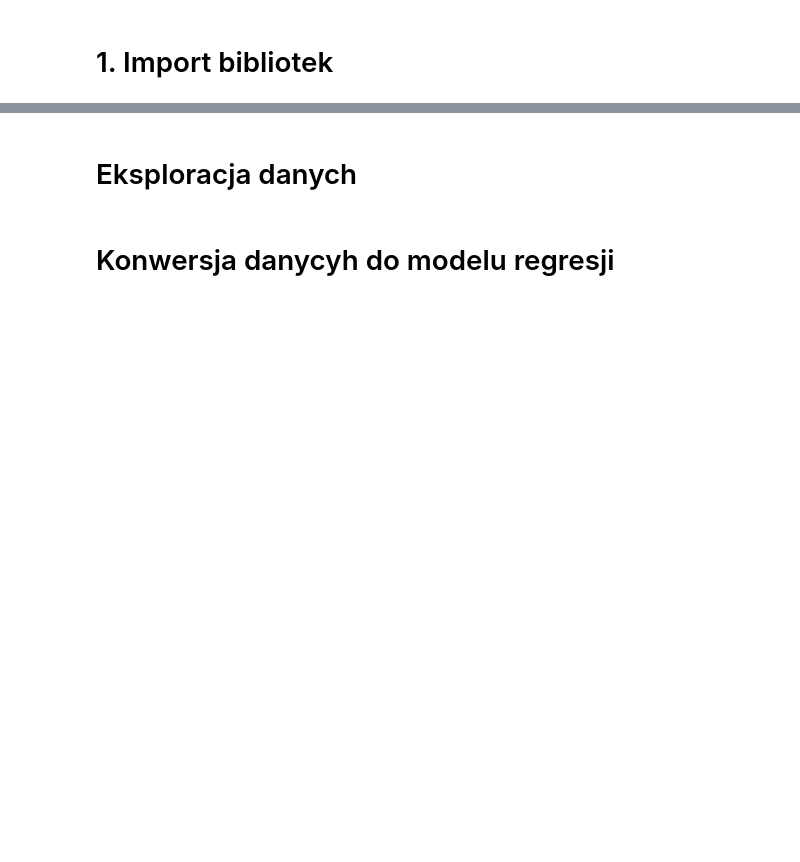
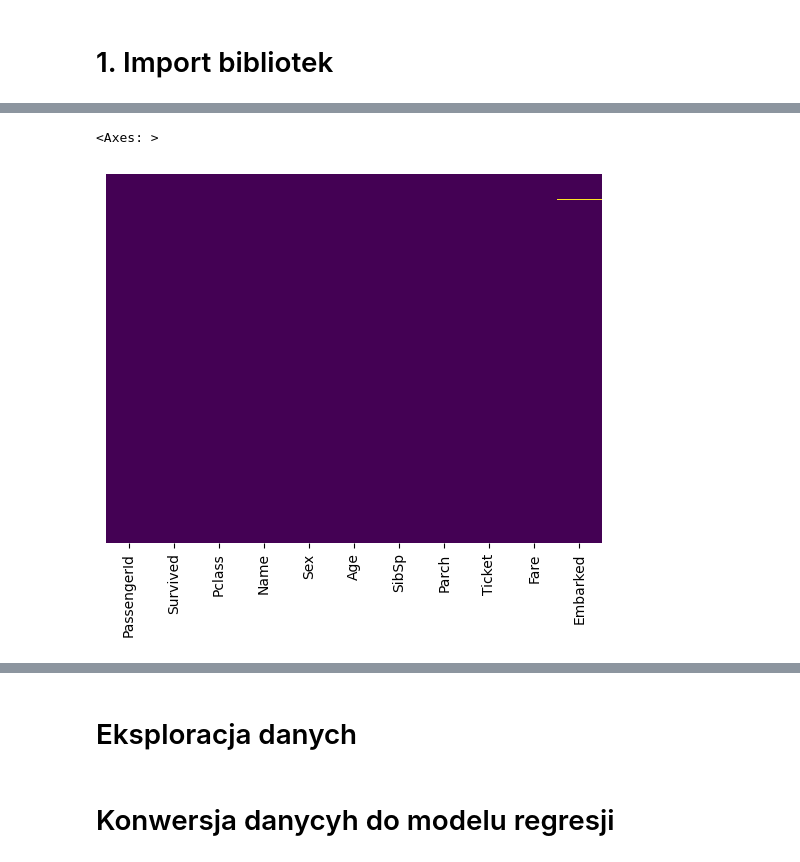
Before and after one commit to ClipLee/suml-lab-ClipLee, a Jupyter notebook: Regresja.ipynb, the cells around one changed output, grey strips where cells are left out. Saved outputs shown, nothing was run; the diff lists cells and outputs as text; code cells hidden in the pictures; blank space fills up the shorter version.

```diff
--- a/Regresja.ipynb
+++ b/Regresja.ipynb
@@ -32,2 +104,9 @@ sns.heatmap(train.isnull(), yticklabels=False, cbar=False, cmap='viridis')
+# %%
+train['Age'].fillna(train['Age'].mean(), inplace=True)
+# %%
+sns.heatmap(train.isnull(), yticklabels=False, cbar=False, cmap="viridis")
+# %% [output]
+<Axes: >
+[figure, added]
 # %%
 train.isnull().any()
```
Also changed, not shown: parts of 18 cells of this notebook.
